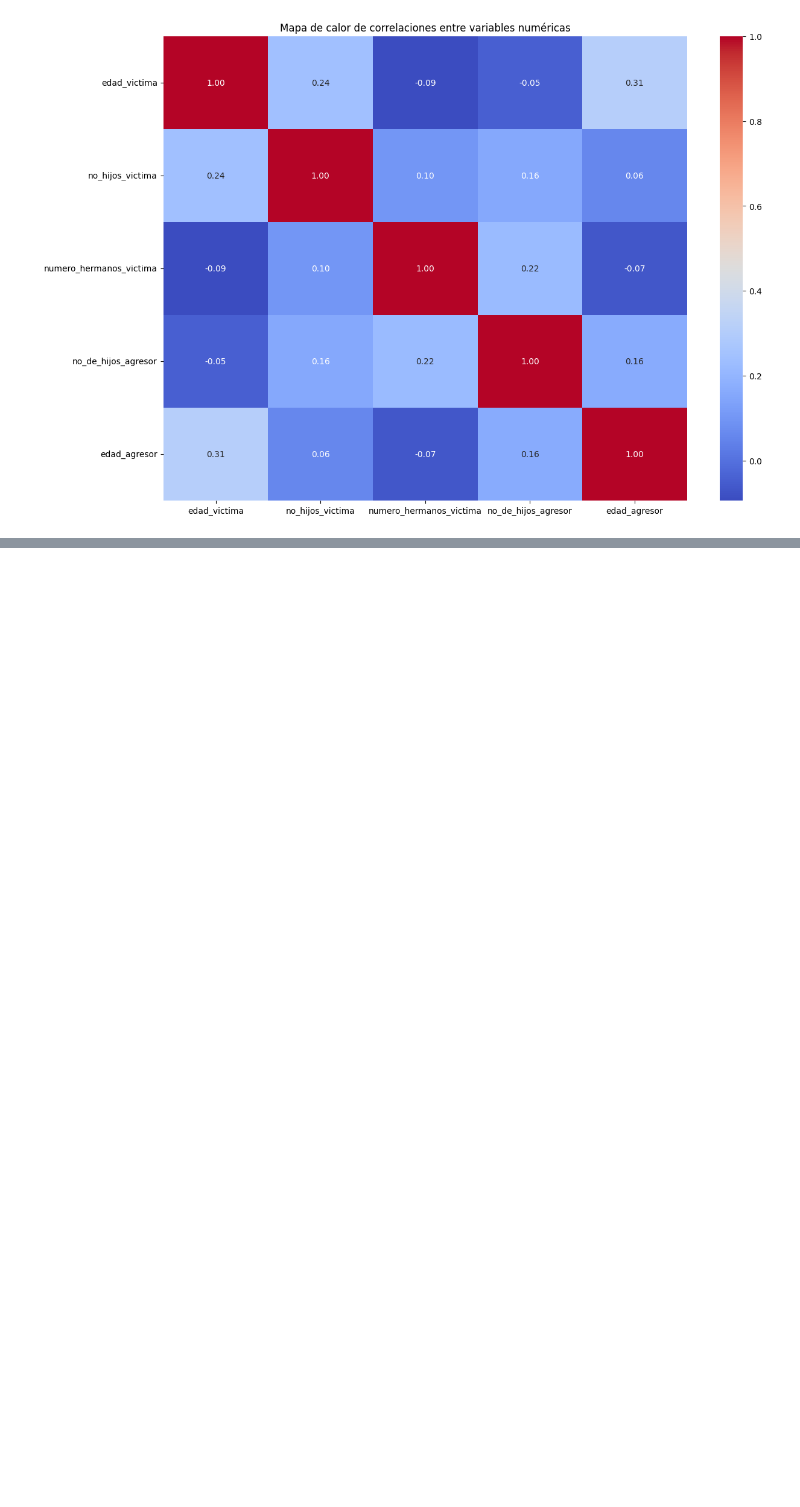
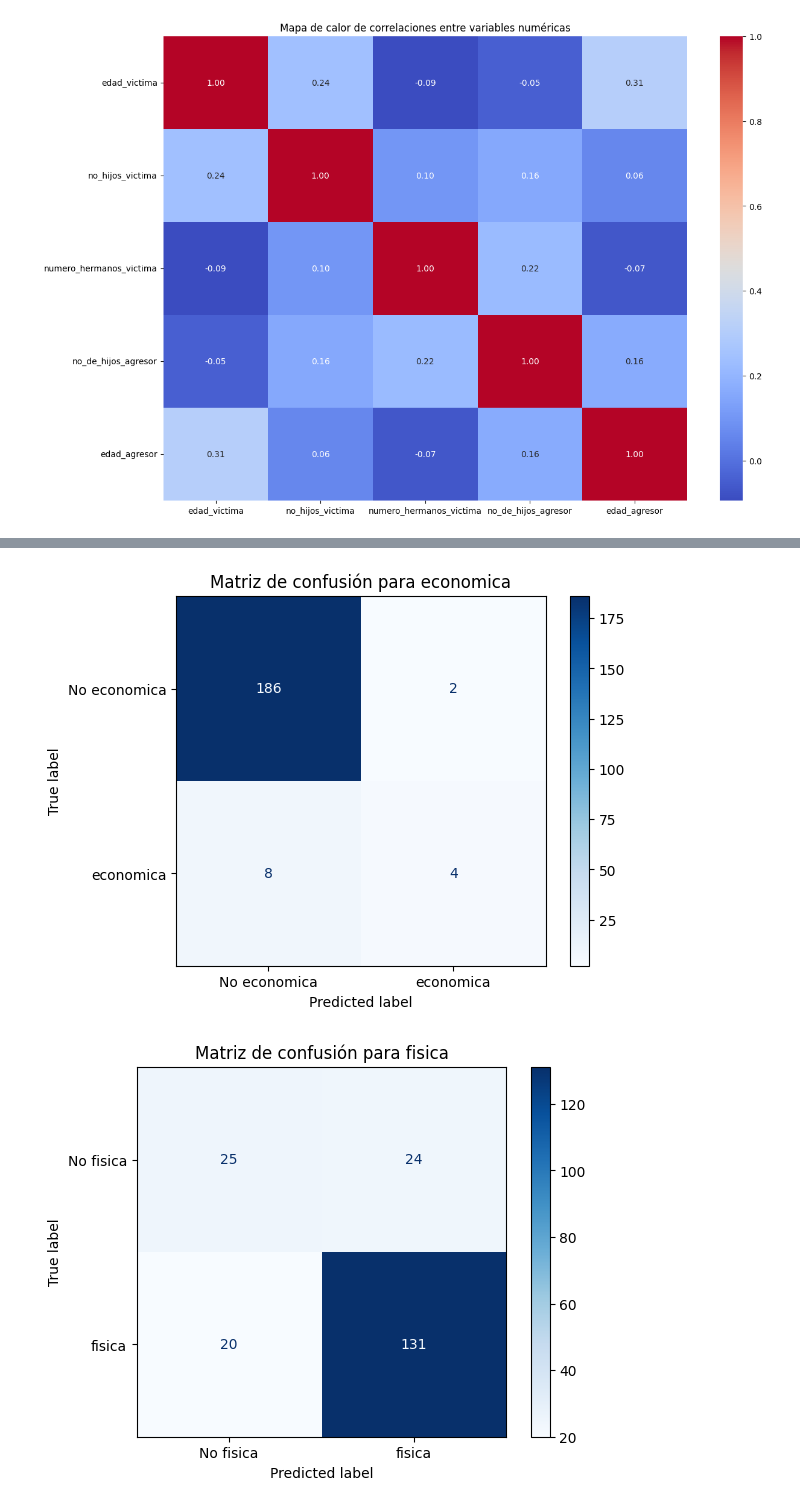
Before and after one commit to DiegoValdez10/Proyecto2mineria, a Jupyter notebook: proyecto2.ipynb, the cells around one changed output, grey strips where cells are left out. Saved outputs shown, nothing was run; the diff lists cells and outputs as text; code cells hidden in the pictures; blank space fills up the shorter version.

Commit message:
Modelo

```diff
--- a/proyecto2.ipynb
+++ b/proyecto2.ipynb
@@ -452,0 +433,8 @@ Name: count, dtype: int64
+# %%
+# Binarizar las etiquetas multilabel
+mlb = MultiLabelBinarizer()
+y = mlb.fit_transform(df['violencia'])
+
+# Verificar las dimensiones de y antes de la división
+print(f"Dimensiones de y: {y.shape}")
+print(f"Etiquetas únicas en y: {np.unique(y)}")
@@ -452,0 +465,9 @@ Name: count, dtype: int64
+# %%
+# Dividir los datos en entrenamiento y prueba
+X_train, X_test, y_train, y_test = train_test_split(X, y, test_size=0.2, random_state=42)
+
+# Verificar las dimensiones de X_train y y_train
+print(f"Dimensiones de X_train: {X_train.shape}")
+print(f"Dimensiones de y_train: {y_train.shape}")
+print(f"Dimensiones de X_test: {X_test.shape}")
+print(f"Dimensiones de y_test: {y_test.shape}")
@@ -452,0 +479,10 @@ Name: count, dtype: int64
+# %%
+# Entrenar un clasificador multilabel con regresión logística
+clf = OneVsRestClassifier(LogisticRegression(random_state=42, max_iter=1000))
+clf.fit(X_train, y_train)
+
+# Predecir en el conjunto de prueba
+y_pred = clf.predict(X_test)
+
+# Evaluar el modelo
+print(classification_report(y_test, y_pred, target_names=mlb.classes_))
@@ -452,0 +502,18 @@ Name: count, dtype: int64
+# %%
+import numpy as np
+import matplotlib.pyplot as plt
+from sklearn.metrics import multilabel_confusion_matrix, ConfusionMatrixDisplay
+
+# Generar las matrices de confusión multilabel
+mcm = multilabel_confusion_matrix(y_test, y_pred)
+
+#Hacer una matriz de confusión por cada tipo de violencia
+labels = mlb.classes_
+for i, (label, matrix) in enumerate(zip(labels, mcm)):
+    disp = ConfusionMatrixDisplay(confusion_matrix=matrix, display_labels=[f'No {label}', label])
+    disp.plot(cmap=plt.cm.Blues)
+    plt.title(f'Matriz de confusión para {label}')
+    plt.show()
+# %% [output]
+[figure, added]
+[figure, added]
```
Also changed, not shown: parts of 24 cells of this notebook, 1 other file.
